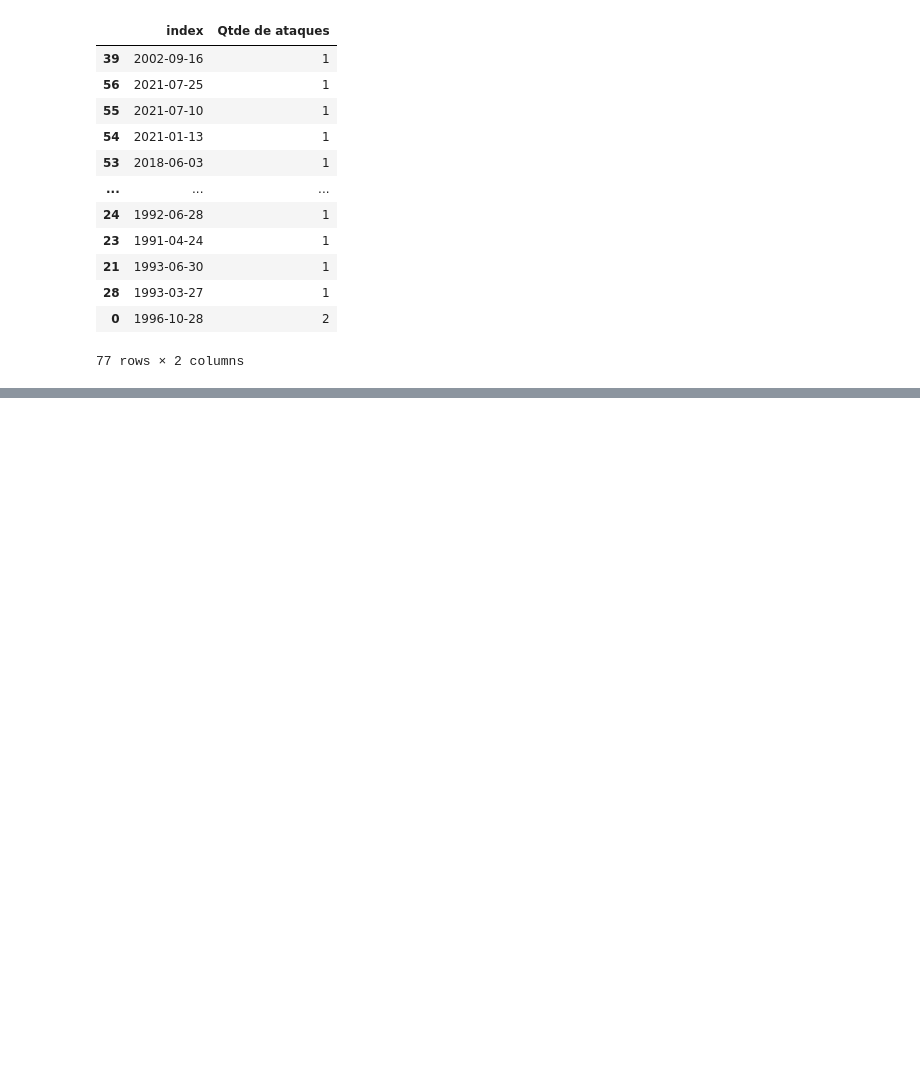
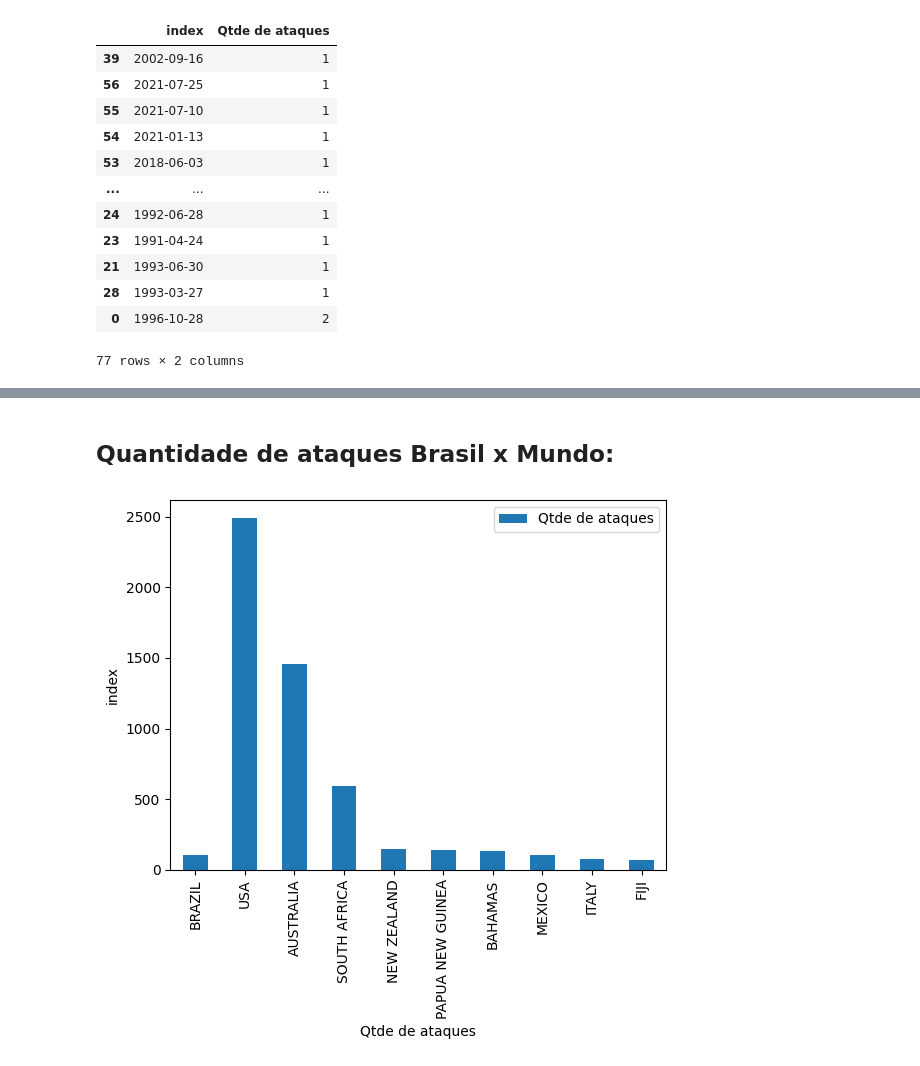
Before and after one commit to PedroPavanii/Shark_Project, a Jupyter notebook: Shark_1.ipynb, the cells around one changed output, grey strips where cells are left out. Saved outputs shown, nothing was run; the diff lists cells and outputs as text; code cells hidden in the pictures; blank space fills up the shorter version.

```diff
--- a/Shark_1.ipynb
+++ b/Shark_1.ipynb
@@ -363,0 +367,10 @@ Em 1991 o Cais de Múltiplos Usos começa a operar e o Porto de Suape foi inclu
+# %% [markdown]
+## Quantidade de ataques Brasil x Mundo:
+# %%
+mundo_x_br = pd.concat([ataques_tot_br,ataques_tot_mundo])
+ax_mundo = mundo_x_br.plot(kind='bar')
+ax_mundo.set_xlabel('Qtde de ataques')
+ax_mundo.set_ylabel('index')
+plt.show()
+# %% [output]
+[figure, added]
```
Also changed, not shown: parts of 22 cells of this notebook.
